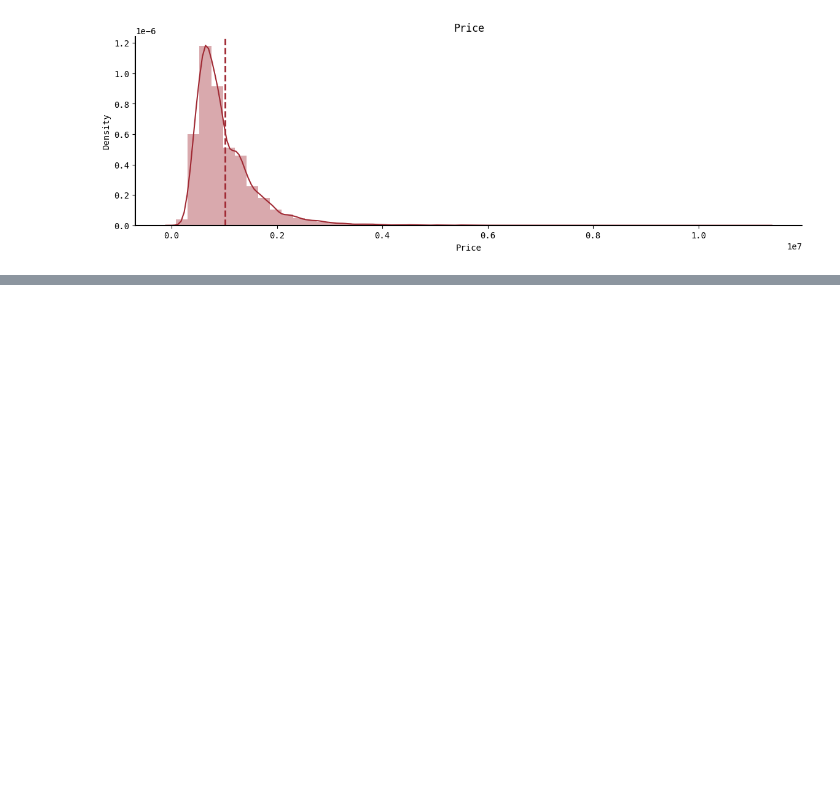
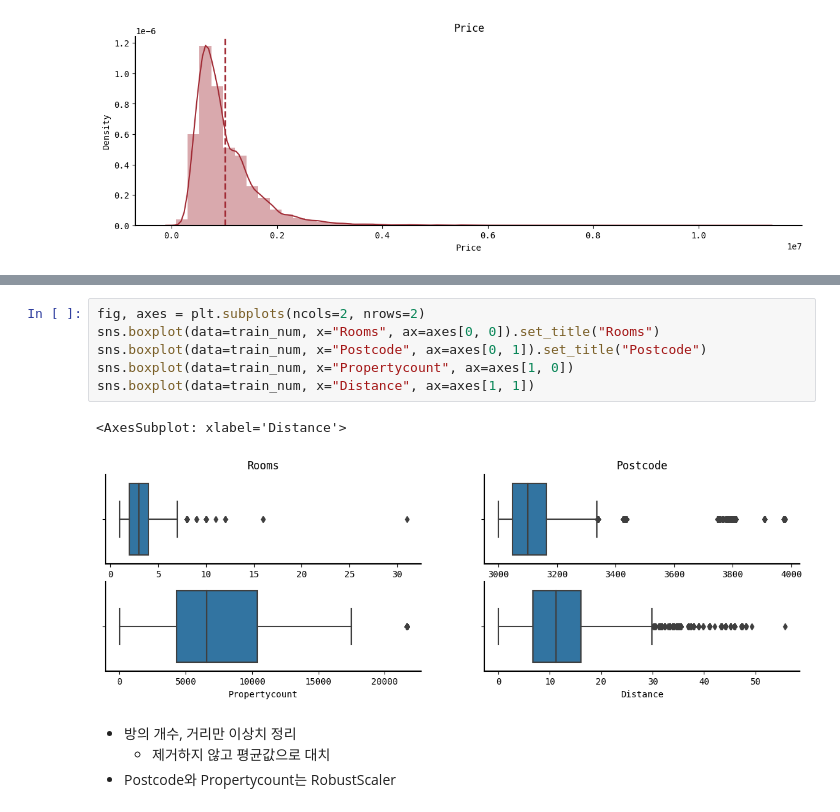
Before and after one commit to wumusill/Kaggul, a Jupyter notebook: Melbourne/melbourne.ipynb, the cells around one changed output, grey strips where cells are left out. Saved outputs shown, nothing was run; the diff lists cells and outputs as text; blank space fills up the shorter version.

```diff
--- a/Melbourne/melbourne.ipynb
+++ b/Melbourne/melbourne.ipynb
@@ -184,0 +410,13 @@ dtype: int64
+# %%
+fig, axes = plt.subplots(ncols=2, nrows=2)
+sns.boxplot(data=train_num, x="Rooms", ax=axes[0, 0]).set_title("Rooms")
+sns.boxplot(data=train_num, x="Postcode", ax=axes[0, 1]).set_title("Postcode")
+sns.boxplot(data=train_num, x="Propertycount", ax=axes[1, 0])
+sns.boxplot(data=train_num, x="Distance", ax=axes[1, 1])
+# %% [output]
+<AxesSubplot: xlabel='Distance'>
+[figure, added]
+# %% [markdown]
+* 방의 개수, 거리만 이상치 정리
+  * 제거하지 않고 평균값으로 대치
+* Postcode와 Propertycount는 RobustScaler
```
Also changed, not shown: parts of 62 cells of this notebook.
